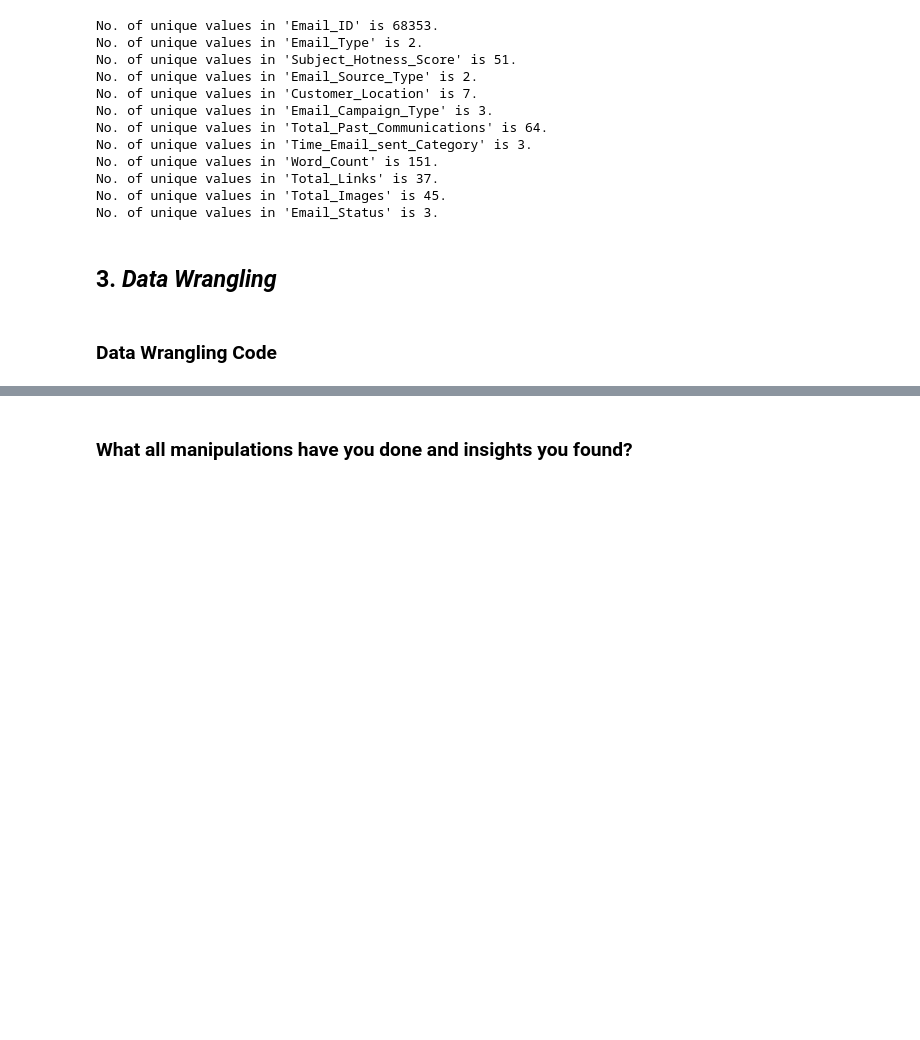
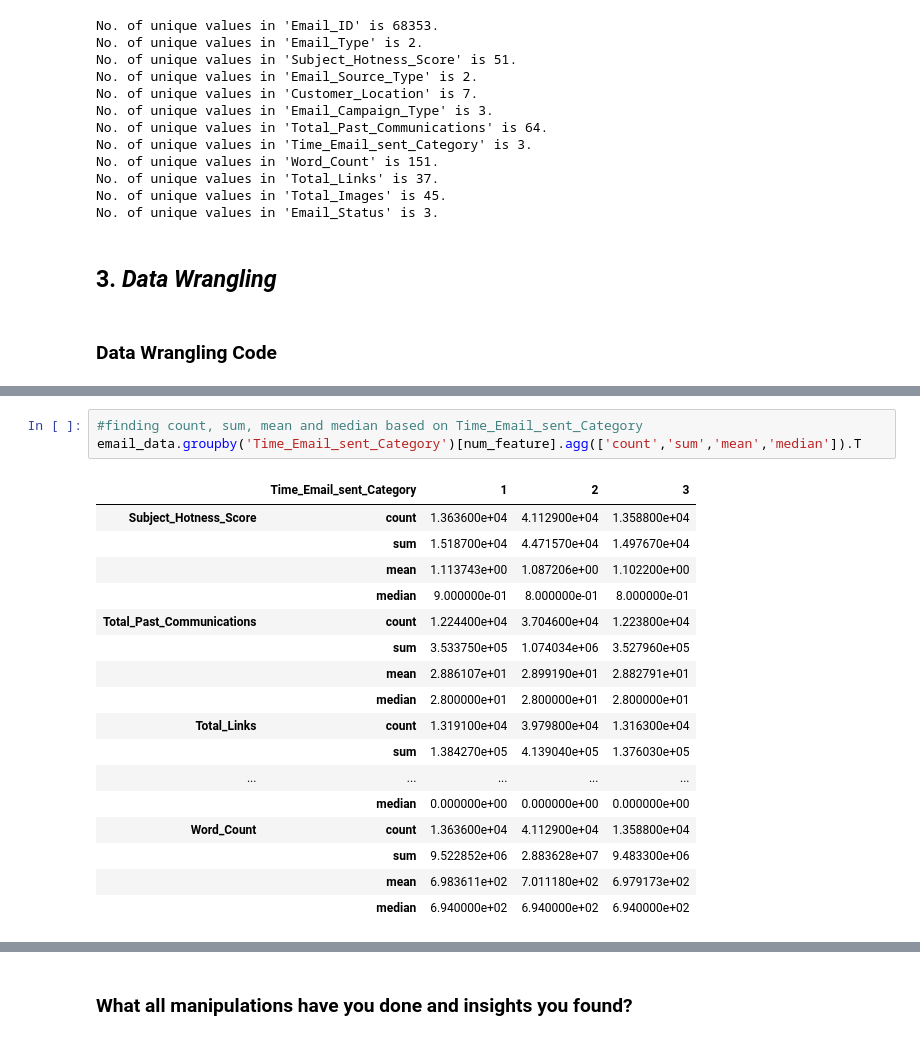
Before and after one commit to Faheemfemu/Email-Campaign-Effectiveness-Prediction-classification, a Jupyter notebook: Email_Campaign_Effectiveness_Prediction_faheem.ipynb, the cells around one changed output, grey strips where cells are left out. Drawn from its saved outputs; the diff is of its cells as text; blank space fills up the shorter version.

```diff
--- a/Email_Campaign_Effectiveness_Prediction_faheem.ipynb
+++ b/Email_Campaign_Effectiveness_Prediction_faheem.ipynb
@@ -213,0 +403,21 @@ No. of unique values in 'Email_Status' is 3.
+# %%
+#finding count, sum, mean and median based on Time_Email_sent_Category
+email_data.groupby('Time_Email_sent_Category')[num_feature].agg(['count','sum','mean','median']).T
+# %% [output]
+|  | Time_Email_sent_Category | 1 | 2 | 3 |
+| Subject_Hotness_Score | count | 1.363600e+04 | 4.112900e+04 | 1.358800e+04 |
+|  | sum | 1.518700e+04 | 4.471570e+04 | 1.497670e+04 |
+|  | mean | 1.113743e+00 | 1.087206e+00 | 1.102200e+00 |
+|  | median | 9.000000e-01 | 8.000000e-01 | 8.000000e-01 |
+| Total_Past_Communications | count | 1.224400e+04 | 3.704600e+04 | 1.223800e+04 |
+|  | sum | 3.533750e+05 | 1.074034e+06 | 3.527960e+05 |
+|  | mean | 2.886107e+01 | 2.899190e+01 | 2.882791e+01 |
+|  | median | 2.800000e+01 | 2.800000e+01 | 2.800000e+01 |
+| Total_Links | count | 1.319100e+04 | 3.979800e+04 | 1.316300e+04 |
+|  | sum | 1.384270e+05 | 4.139040e+05 | 1.376030e+05 |
+| ... | ... | ... | ... | ... |
+|  | median | 0.000000e+00 | 0.000000e+00 | 0.000000e+00 |
+| Word_Count | count | 1.363600e+04 | 4.112900e+04 | 1.358800e+04 |
+|  | sum | 9.522852e+06 | 2.883628e+07 | 9.483300e+06 |
+|  | mean | 6.983611e+02 | 7.011180e+02 | 6.979173e+02 |
+|  | median | 6.940000e+02 | 6.940000e+02 | 6.940000e+02 |
```
Also changed, not shown: parts of 31 cells of this notebook.
